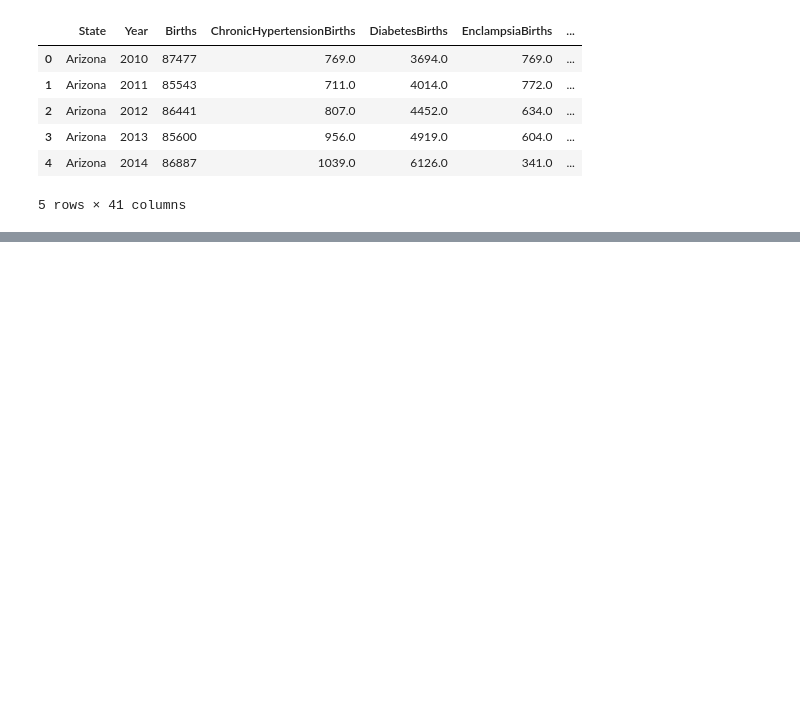
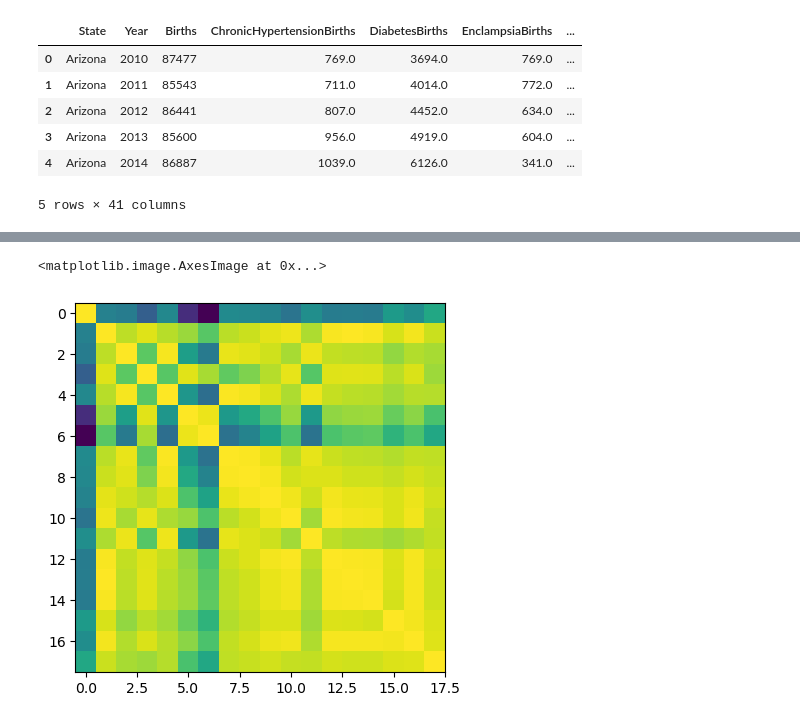
Before and after one commit to djclancy/maternal_mortality_US, a Jupyter notebook: data_manipulation/state_data_natality_income_HI.ipynb, the cells around one changed output, grey strips where cells are left out. Cells and saved outputs as stored; diff of their text form; code cells hidden in the pictures; blank space fills up the shorter version.

Commit message:
Some Large Data Set For Analysis

```diff
--- a/data_manipulation/state_data_natality_income_HI.ipynb
+++ b/data_manipulation/state_data_natality_income_HI.ipynb
@@ -52,3 +56,10 @@ income_df.head()
+# %%
+Agg_Income = False
+if Agg_Income:
+    income_df['sub_75k_income'] = income_df["Less than $10,000"]+income_df["$10,000 to $14,999"]+income_df["$15,000 to $24,999"]+income_df["$25,000 to $34,999"]+income_df["$35,000 to $49,999"]+income_df["$50,000 to $74,999"]
+    income_df['between_75k_150k_income'] = income_df['$75,000 to $99,999']+income_df["$100,000 to $149,999"]
+    income_df['above_150k_income'] = income_df['$150,000 to $199,999']+income_df['$200,000 or more']
+    income_df = income_df[["State","Year","sub_75k_income",  'between_75k_150k_income',"above_150k_income","Total"]]
 # %% [markdown]
 #### Natality Data
 # %%
@@ -66,0 +79,11 @@ natility_df.head()
+# %%
+with open('..\\data\\behavioral_data\\data\\all_states_behavior_data.pkl', 'rb') as file:
+    behavior_df = pickle.load(file)
+behavior_df.head()
+behavior_df = behavior_df[["Year", "State", "Female_Population"	,"Percent_Overweight"	,"Percent_Obese",	"Percent_Overweight_or_Obese"	,"Percent_No_Activity"]]
+behavior_df.head()
+for c in behavior_df.columns:
+    if "Percent" in c:
+        s = c.replace("Percent","Absolute")
+        behavior_df[s] = behavior_df[c]/100*behavior_df.Female_Population
+behavior_df.head()
@@ -67,5 +102,9 @@ natility_df.head()
 # %%
 merged_df = pd.merge(left = maternal_mortality_df, right = income_df, on = ["Year","State"], how = 'inner')
-merged_df = pd.merge(left = merged_df, right = natility_df, on = ["Year", "State"], how = 'inner')
-merged_df.shape
+print(f"Maternal mortality and income data frame has size {merged_df.shape}.")
+merged_df = pd.merge(left = merged_df, right = behavior_df[[c for c in behavior_df.columns if not "Percent" in c]], on =["Year", "State"], how = 'inner' )
+print(f'Maternal mortality, income, and behavioral data frame has size {merged_df.shape}')
+#merged_df = pd.merge(left = merged_df, right = natility_df, on = ["Year", "State"], how = 'inner')
+#print(f"Maternal mortality, income, behavioral, and natality data frame has size {merged_df.shape}.")
+merged_df.head()
 # %% [output]
@@ -72,0 +119,6 @@ merged_df.shape
+# %%
+MergeDF_Corr = merged_df[merged_df.columns[2:]].corr(method = 'pearson')
+plt.imshow(MergeDF_Corr)
+# %% [output]
+<matplotlib.image.AxesImage at 0x...>
+[figure, added]
```
Also changed, not shown: parts of 13 cells of this notebook.
